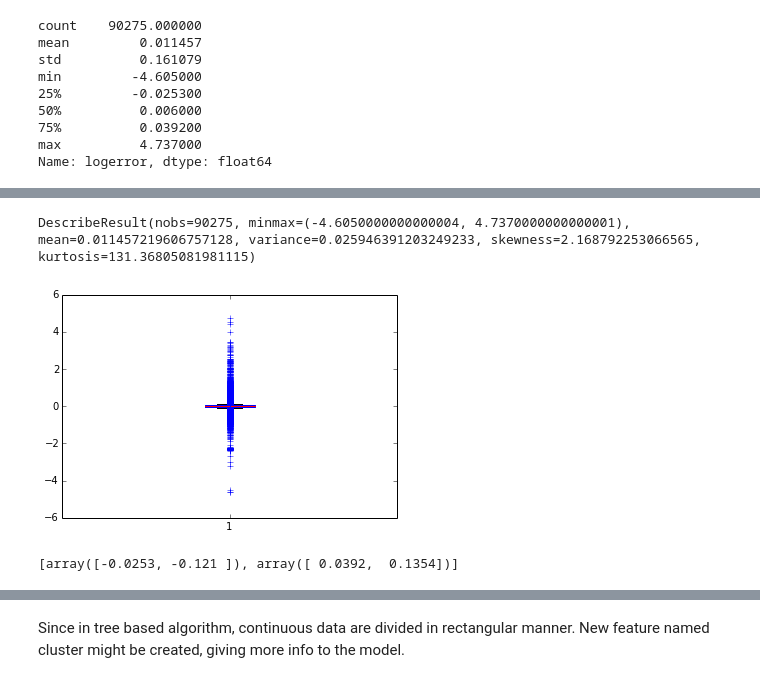
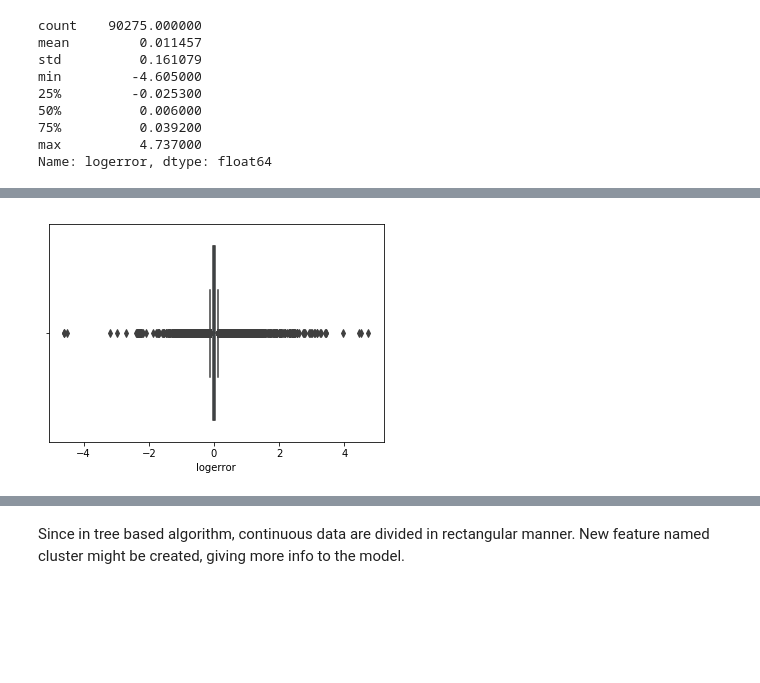
Before and after one commit to edging1218/Zillow, a Jupyter notebook: zillow.ipynb, the cells around one changed output, grey strips where cells are left out. Cells and saved outputs as stored; diff of their text form; code cells hidden in the pictures; blank space fills up the shorter version.

Commit message:
add new visualization

```diff
--- a/zillow.ipynb
+++ b/zillow.ipynb
@@ -66,8 +92,5 @@ Name: logerror, dtype: float64
 # %%
-print scipy.stats.describe(train_2016.logerror)
-B = plt.boxplot(train_2016.logerror)
+sns.boxplot(train_2016.logerror)
 plt.show()
 # %% [output]
-DescribeResult(nobs=90275, minmax=(-4.6050000000000004, 4.7370000000000001), mean=0.011457219606757128, variance=0.025946391203249233, skewness=2.168792253066565, kurtosis=131.36805081981115)
-[figure, old version]
+[figure, new version]
-[array([-0.0253, -0.121 ]), array([ 0.0392,  0.1354])]
```
Also changed, not shown: parts of 51 cells of this notebook.
